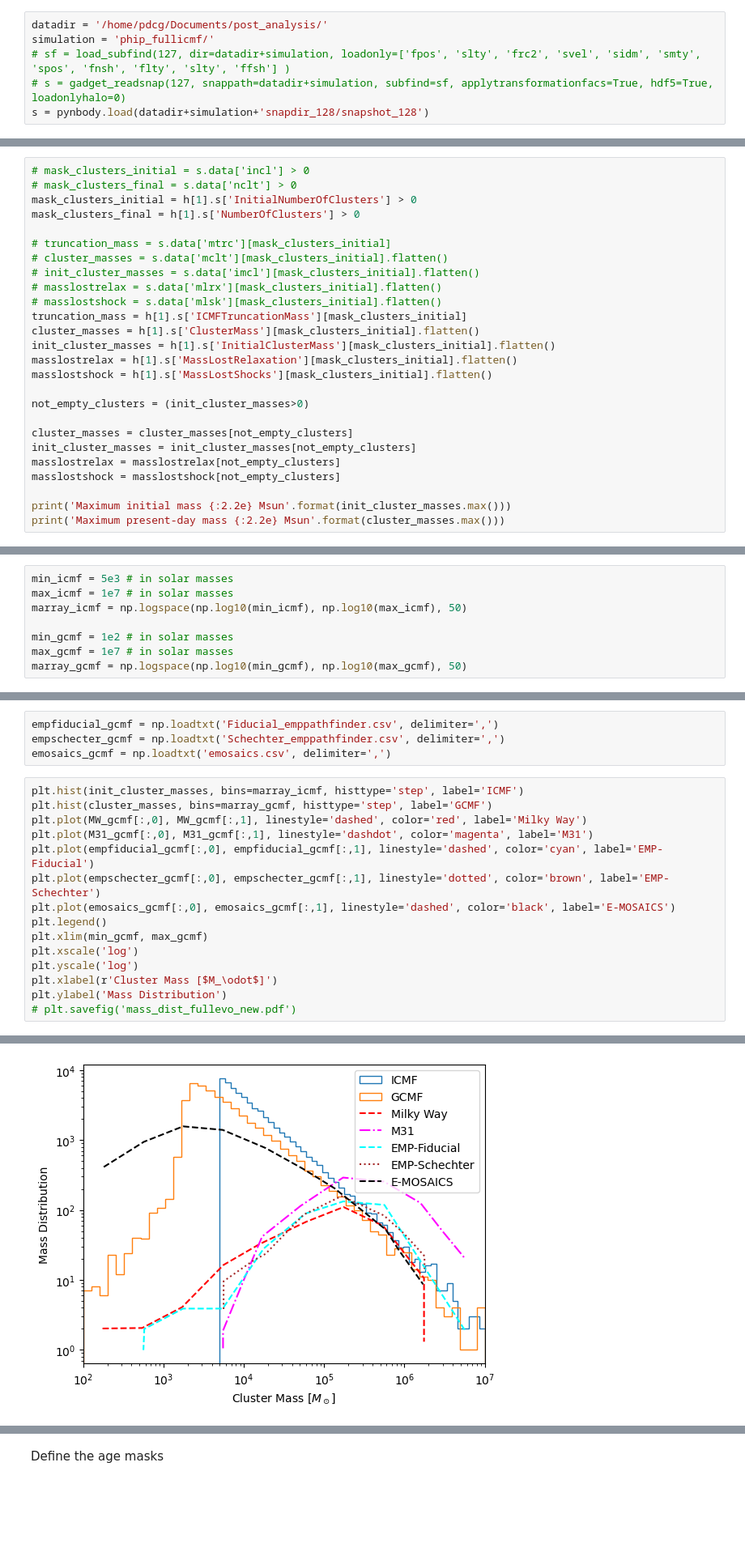
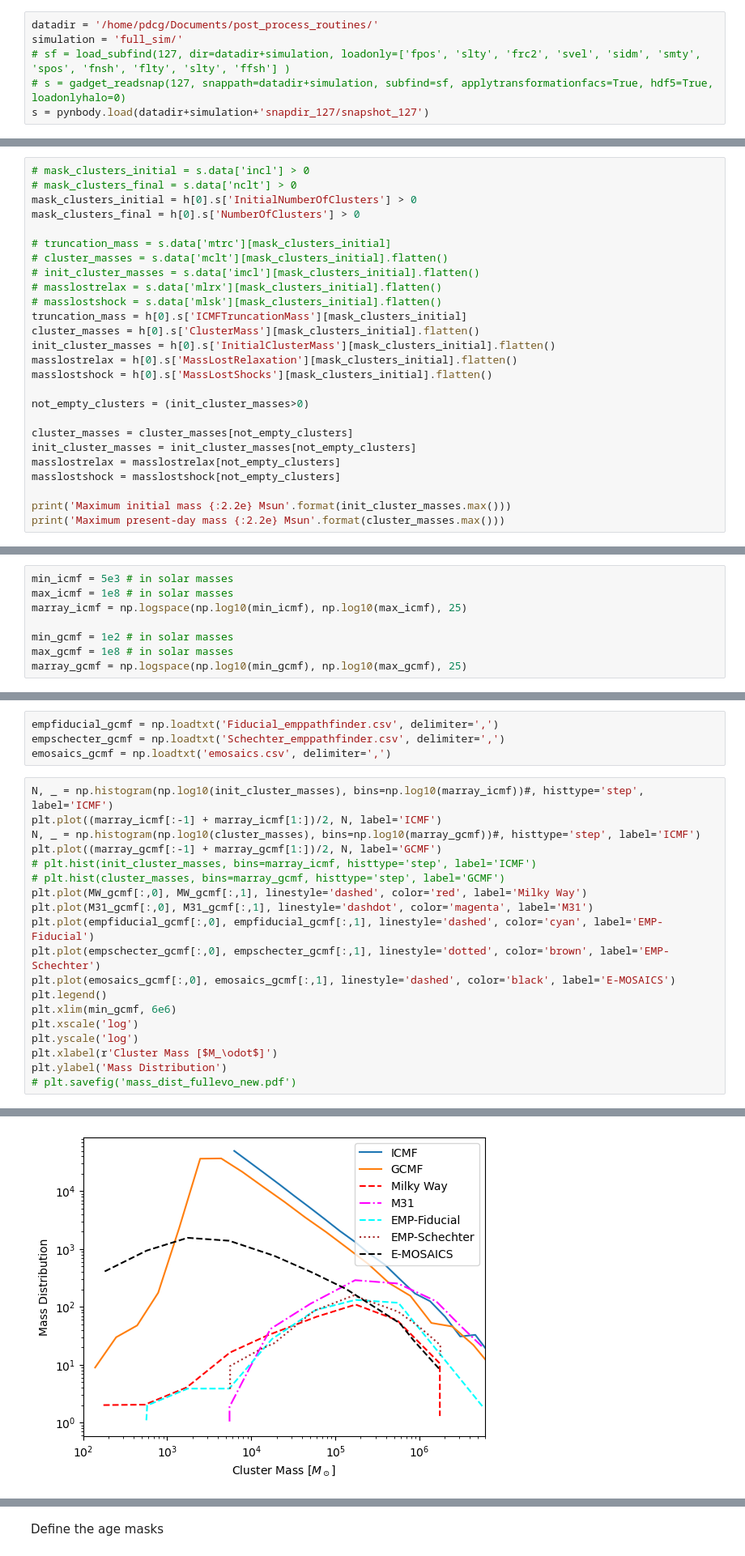
Before and after one commit to pablocoque/post_process_routines, a Jupyter notebook: mass_functions_compare.ipynb, the cells around one changed output, grey strips where cells are left out. Shown: that part at 81% size. Cells and saved outputs as stored; diff of their text form; blank space fills up the shorter version.

```diff
--- a/mass_functions_compare.ipynb
+++ b/mass_functions_compare.ipynb
@@ -12,11 +12,11 @@ import pynbody
 # %% [markdown]
 Load simulation snapshot
 # %%
-datadir = '/home/pdcg/Documents/post_analysis/'
-simulation = 'phip_fullicmf/'
+datadir = '/home/pdcg/Documents/post_process_routines/'
+simulation = 'full_sim/'
 # sf = load_subfind(127, dir=datadir+simulation, loadonly=['fpos', 'slty', 'frc2', 'svel', 'sidm', 'smty', 'spos', 'fnsh', 'flty', 'slty', 'ffsh'] )
 # s = gadget_readsnap(127, snappath=datadir+simulation, subfind=sf, applytransformationfacs=True, hdf5=True, loadonlyhalo=0)
-s = pynbody.load(datadir+simulation+'snapdir_128/snapshot_128')
+s = pynbody.load(datadir+simulation+'snapdir_127/snapshot_127')
 # %% [markdown]
 ### Perform initial data analysis and units conversion
 First center and rotate main galaxy
@@ -50,19 +51,19 @@ Define masks to retrieve stars with clusters, cluster masses, and mass losses
 # %%
 # mask_clusters_initial = s.data['incl'] > 0
 # mask_clusters_final = s.data['nclt'] > 0
-mask_clusters_initial = h[1].s['InitialNumberOfClusters'] > 0
-mask_clusters_final = h[1].s['NumberOfClusters'] > 0
+mask_clusters_initial = h[0].s['InitialNumberOfClusters'] > 0
+mask_clusters_final = h[0].s['NumberOfClusters'] > 0
 
 # truncation_mass = s.data['mtrc'][mask_clusters_initial]
 # cluster_masses = s.data['mclt'][mask_clusters_initial].flatten()
 # init_cluster_masses = s.data['imcl'][mask_clusters_initial].flatten()
 # masslostrelax = s.data['mlrx'][mask_clusters_initial].flatten()
 # masslostshock = s.data['mlsk'][mask_clusters_initial].flatten()
-truncation_mass = h[1].s['ICMFTruncationMass'][mask_clusters_initial]
-cluster_masses = h[1].s['ClusterMass'][mask_clusters_initial].flatten()
-init_cluster_masses = h[1].s['InitialClusterMass'][mask_clusters_initial].flatten()
-masslostrelax = h[1].s['MassLostRelaxation'][mask_clusters_initial].flatten()
-masslostshock = h[1].s['MassLostShocks'][mask_clusters_initial].flatten()
+truncation_mass = h[0].s['ICMFTruncationMass'][mask_clusters_initial]
+cluster_masses = h[0].s['ClusterMass'][mask_clusters_initial].flatten()
+init_cluster_masses = h[0].s['InitialClusterMass'][mask_clusters_initial].flatten()
+masslostrelax = h[0].s['MassLostRelaxation'][mask_clusters_initial].flatten()
+masslostshock = h[0].s['MassLostShocks'][mask_clusters_initial].flatten()
 
 not_empty_clusters = (init_cluster_masses>0)
 
@@ -116,12 +127,12 @@ It could be interesting to check how that changes with increasing the resolution
 Now, all is set up to compare the ICMF to the present day GCMF. First, define the bounds and domain of each MF:
 # %%
 min_icmf = 5e3 # in solar masses
-max_icmf = 1e7 # in solar masses
-marray_icmf = np.logspace(np.log10(min_icmf), np.log10(max_icmf), 50)
+max_icmf = 1e8 # in solar masses
+marray_icmf = np.logspace(np.log10(min_icmf), np.log10(max_icmf), 25)
 
 min_gcmf = 1e2 # in solar masses
-max_gcmf = 1e7 # in solar masses
-marray_gcmf = np.logspace(np.log10(min_gcmf), np.log10(max_gcmf), 50)
+max_gcmf = 1e8 # in solar masses
+marray_gcmf = np.logspace(np.log10(min_gcmf), np.log10(max_gcmf), 25)
 # %% [markdown]
 Load observations data:
 - Milky Way's GCMF
@@ -139,23 +150,27 @@ empfiducial_gcmf = np.loadtxt('Fiducial_emppathfinder.csv', delimiter=',')
 empschecter_gcmf = np.loadtxt('Schechter_emppathfinder.csv', delimiter=',')
 emosaics_gcmf = np.loadtxt('emosaics.csv', delimiter=',')
 # %%
-plt.hist(init_cluster_masses, bins=marray_icmf, histtype='step', label='ICMF')
-plt.hist(cluster_masses, bins=marray_gcmf, histtype='step', label='GCMF')
+N, _ = np.histogram(np.log10(init_cluster_masses), bins=np.log10(marray_icmf))#, histtype='step', label='ICMF')
+plt.plot((marray_icmf[:-1] + marray_icmf[1:])/2, N, label='ICMF')
+N, _ = np.histogram(np.log10(cluster_masses), bins=np.log10(marray_gcmf))#, histtype='step', label='ICMF')
+plt.plot((marray_gcmf[:-1] + marray_gcmf[1:])/2, N, label='GCMF')
+# plt.hist(init_cluster_masses, bins=marray_icmf, histtype='step', label='ICMF')
+# plt.hist(cluster_masses, bins=marray_gcmf, histtype='step', label='GCMF')
 plt.plot(MW_gcmf[:,0], MW_gcmf[:,1], linestyle='dashed', color='red', label='Milky Way')
 plt.plot(M31_gcmf[:,0], M31_gcmf[:,1], linestyle='dashdot', color='magenta', label='M31')
 plt.plot(empfiducial_gcmf[:,0], empfiducial_gcmf[:,1], linestyle='dashed', color='cyan', label='EMP-Fiducial')
 plt.plot(empschecter_gcmf[:,0], empschecter_gcmf[:,1], linestyle='dotted', color='brown', label='EMP-Schechter')
 plt.plot(emosaics_gcmf[:,0], emosaics_gcmf[:,1], linestyle='dashed', color='black', label='E-MOSAICS')
 plt.legend()
-plt.xlim(min_gcmf, max_gcmf)
+plt.xlim(min_gcmf, 6e6)
 plt.xscale('log')
 plt.yscale('log')
 plt.xlabel(r'Cluster Mass [$M_\odot$]')
 plt.ylabel('Mass Distribution')
 # plt.savefig('mass_dist_fullevo_new.pdf')
 # %% [output]
 Text(0, 0.5, 'Mass Distribution')
-[figure, old version]
+[figure, new version]
 # %% [markdown]
 Discriminating by age:
 - Young clusters ($\tau < 0.5$ Gyr)
```
Also changed, not shown: parts of 16 cells of this notebook.
